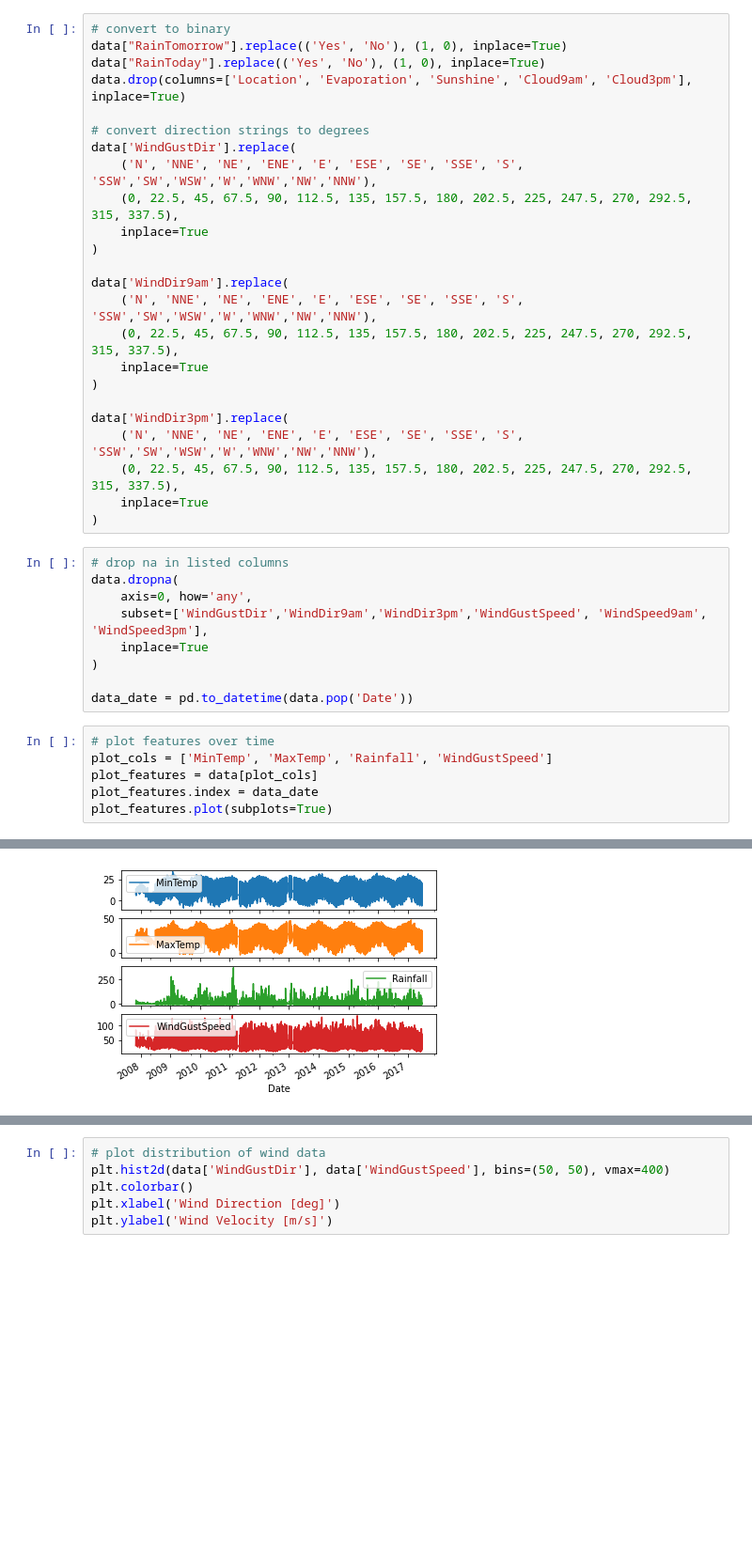
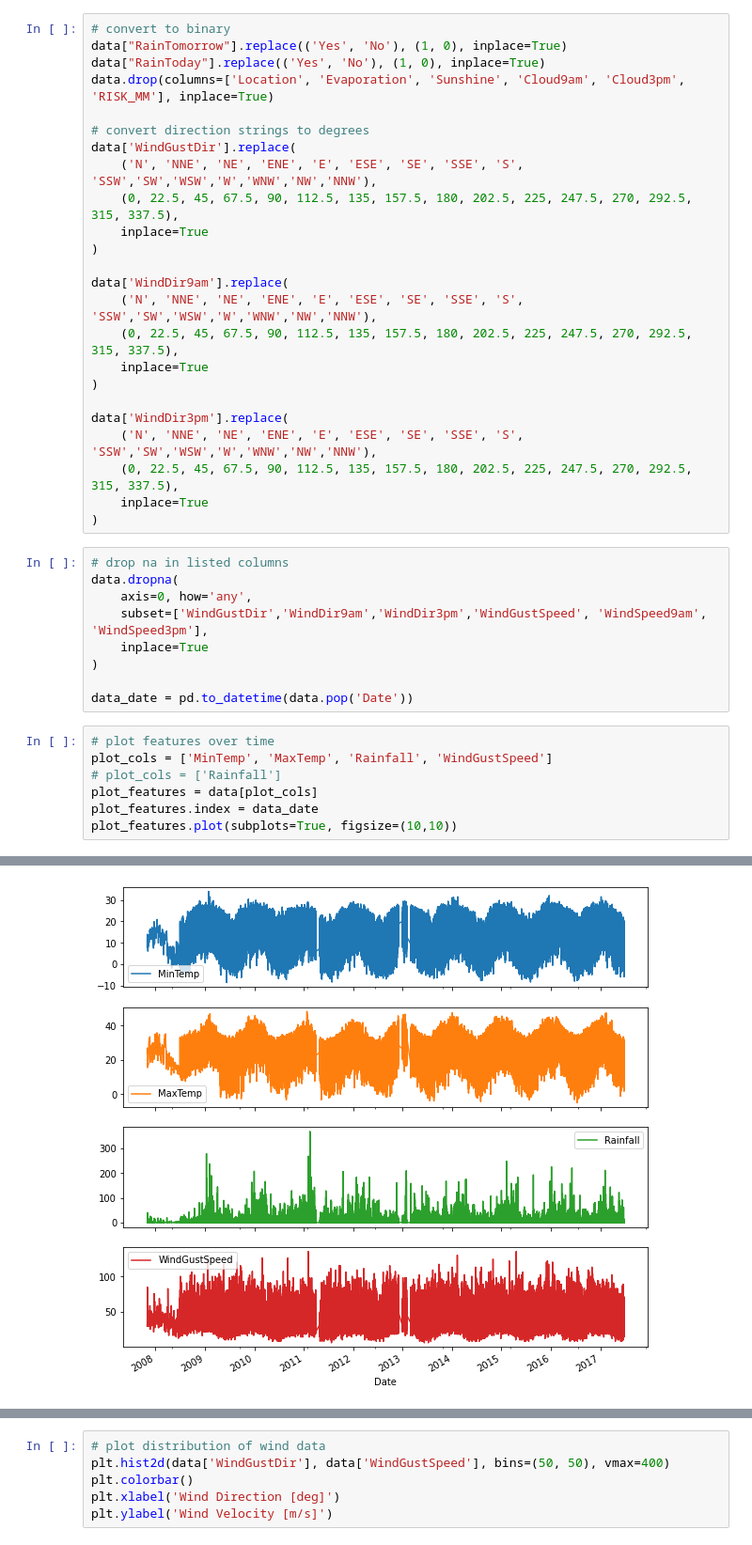
Before and after one commit to jpcaltabiano/DS502_weather_prediction, a Jupyter notebook: rnn.ipynb, the cells around one changed output, grey strips where cells are left out. Shown: that part at 94% size. Drawn from its saved outputs; the diff is of its cells as text; blank space fills up the shorter version.

```diff
--- a/rnn.ipynb
+++ b/rnn.ipynb
@@ -48,7 +60,7 @@ Name: RainTomorrow, dtype: int64
 # convert to binary
 data["RainTomorrow"].replace(('Yes', 'No'), (1, 0), inplace=True)
 data["RainToday"].replace(('Yes', 'No'), (1, 0), inplace=True)
-data.drop(columns=['Location', 'Evaporation', 'Sunshine', 'Cloud9am', 'Cloud3pm'], inplace=True)
+data.drop(columns=['Location', 'Evaporation', 'Sunshine', 'Cloud9am', 'Cloud3pm', 'RISK_MM'], inplace=True)
 
 # convert direction strings to degrees
 data['WindGustDir'].replace(
@@ -80,14 +92,15 @@ data_date = pd.to_datetime(data.pop('Date'))
 # %%
 # plot features over time
 plot_cols = ['MinTemp', 'MaxTemp', 'Rainfall', 'WindGustSpeed']
+# plot_cols = ['Rainfall']
 plot_features = data[plot_cols]
 plot_features.index = data_date
-plot_features.plot(subplots=True)
+plot_features.plot(subplots=True, figsize=(10,10))
 # %% [output]
 array([<AxesSubplot:xlabel='Date'>, <AxesSubplot:xlabel='Date'>,
        <AxesSubplot:xlabel='Date'>, <AxesSubplot:xlabel='Date'>],
       dtype=object)
-[figure, old version]
+[figure, new version]
 # %%
 data.describe().transpose()
 # %% [output]
```
Also changed, not shown: parts of 12 cells of this notebook, 1 other file.
